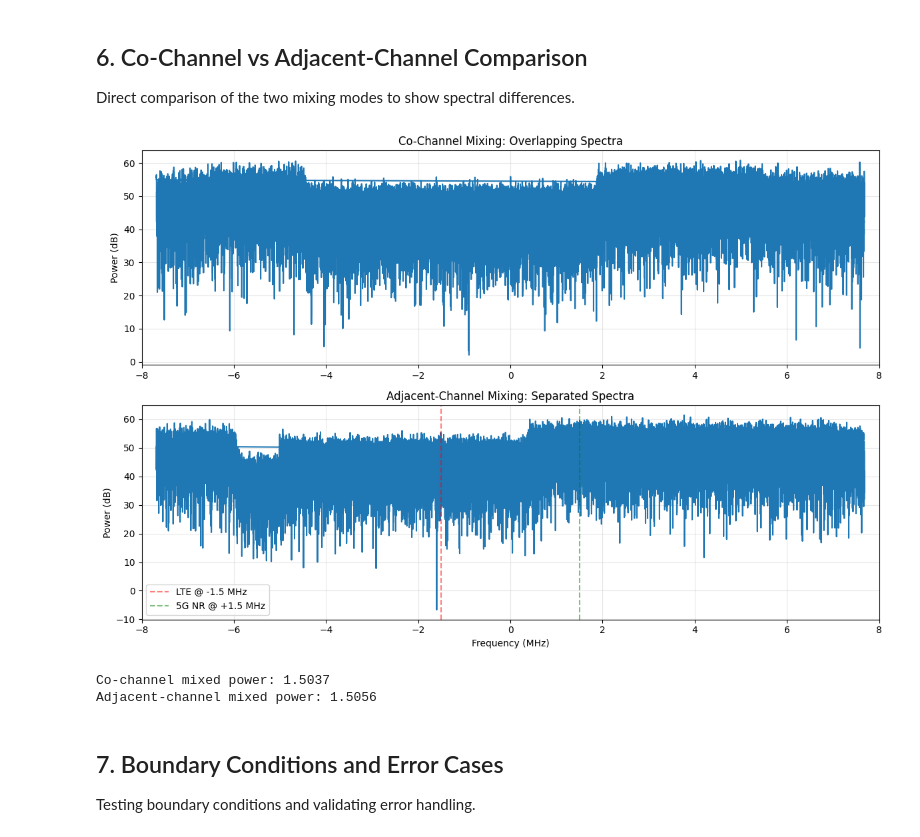
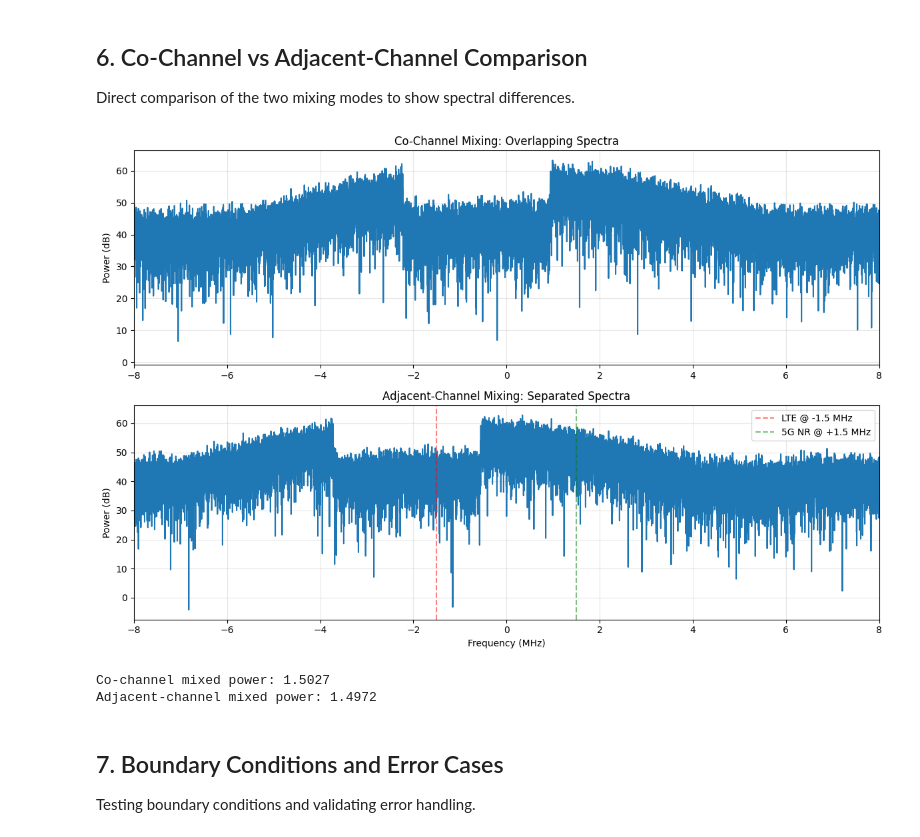
Before and after one commit to chenhao1umbc/dataset_RFSS, a Jupyter notebook: check/demo_phase1_3.ipynb, the cells around one changed output. Saved outputs shown, nothing was run; the diff lists cells and outputs as text; code cells hidden in the pictures.

```diff
--- a/check/demo_phase1_3.ipynb
+++ b/check/demo_phase1_3.ipynb
@@ -14,7 +14,8 @@ from src.run_gsm import generate_gsm_signal
 from src.run_umts import generate_umts_signal
 
 plt.style.use('default')
-sample_rate = 15.36e6
+# Use higher sample rate to avoid aliasing when mixing wideband signals
+sample_rate = 30.72e6  # LTE 20 MHz sample rate, Nyquist = 15.36 MHz
 # %% [markdown]
 ## 1. Power Ratio Accuracy Check
 
@@ -337,49 +426,73 @@ nr_result = generate_5g_signal(duration_ms=1.0, numerology=1, bandwidth_mhz=50.0
 
 # Co-channel
 mixer_co = SignalMixer(sample_rate=sample_rate)
-mixer_co.add_source(signal=lte_result['signal'], label='LTE', power_db=0.0, freq_offset_hz=0)
-mixer_co.add_source(signal=nr_result['signal'], label='5G NR', power_db=-3.0, freq_offset_hz=0)
+mixer_co.add_source(
+    signal=lte_result['signal'],
+    label='LTE',
+    power_db=0.0,
+    freq_offset_hz=0,
+    source_sample_rate=lte_result['metadata']['sample_rate']
+)
+mixer_co.add_source(
+    signal=nr_result['signal'],
+    label='5G NR',
+    power_db=-3.0,
+    freq_offset_hz=0,
+    source_sample_rate=nr_result['metadata']['sample_rate']
+)
 result_co = mixer_co.mix(mode='co-channel')
 
 # Adjacent-channel
 mixer_adj = SignalMixer(sample_rate=sample_rate)
-mixer_adj.add_source(signal=lte_result['signal'], label='LTE', power_db=0.0, freq_offset_hz=-1.5e6)
-mixer_adj.add_source(signal=nr_result['signal'], label='5G NR', power_db=-3.0, freq_offset_hz=1.5e6)
+mixer_adj.add_source(
+    signal=lte_result['signal'],
+    label='LTE',
+    power_db=0.0,
+    freq_offset_hz=-1.5e6,
+    source_sample_rate=lte_result['metadata']['sample_rate']
+)
+mixer_adj.add_source(
+    signal=nr_result['signal'],
+    label='5G NR',
+    power_db=-3.0,
+    freq_offset_hz=1.5e6,
+    source_sample_rate=nr_result['metadata']['sample_rate']
+)
 result_adj = mixer_adj.mix(mode='adjacent-channel')
 
 # Plot spectra
 fig, (ax1, ax2) = plt.subplots(2, 1, figsize=(12, 8))
 
 # Co-channel
-fft_co = np.fft.fft(result_co['mixed_signal'].numpy())
-freqs = np.fft.fftfreq(len(fft_co), 1/sample_rate)
+fft_co = np.fft.fftshift(np.fft.fft(result_co['mixed_signal'].numpy()))
+freqs = np.fft.fftshift(np.fft.fftfreq(len(fft_co), 1/sample_rate))
 ax1.plot(freqs/1e6, 10*np.log10(np.abs(fft_co)**2 + 1e-10))
 ax1.set_xlim([-8, 8])
 ax1.set_ylabel('Power (dB)')
 ax1.set_title('Co-Channel Mixing: Overlapping Spectra')
 ax1.grid(True, alpha=0.3)
 
 # Adjacent-channel
-fft_adj = np.fft.fft(result_adj['mixed_signal'].numpy())
+fft_adj = np.fft.fftshift(np.fft.fft(result_adj['mixed_signal'].numpy()))
 ax2.plot(freqs/1e6, 10*np.log10(np.abs(fft_adj)**2 + 1e-10))
 ax2.axvline(-1.5, color='r', linestyle='--', alpha=0.5, label='LTE @ -1.5 MHz')
 ax2.axvline(1.5, color='g', linestyle='--', alpha=0.5, label='5G NR @ +1.5 MHz')
 ax2.set_xlim([-8, 8])
 ax2.set_xlabel('Frequency (MHz)')
 ax2.set_ylabel('Power (dB)')
 ax2.set_title('Adjacent-Channel Mixing: Separated Spectra')
 ax2.legend()
 ax2.grid(True, alpha=0.3)
 
 plt.tight_layout()
 plt.show()
 
 print(f"\nCo-channel mixed power: {torch.mean(torch.abs(result_co['mixed_signal'])**2).item():.4f}")
 print(f"Adjacent-channel mixed power: {torch.mean(torch.abs(result_adj['mixed_signal'])**2).item():.4f}")
 # %% [output]
-[figure, old version]
+[figure, new version]
-Co-channel mixed power: 1.5037
-Adjacent-channel mixed power: 1.5056
+Co-channel mixed power: 1.5027
+Adjacent-channel mixed power: 1.4972
 # %% [markdown]
 ## 7. Boundary Conditions and Error Cases
 
```
Also changed, not shown: parts of 6 cells of this notebook, 4 other files.
